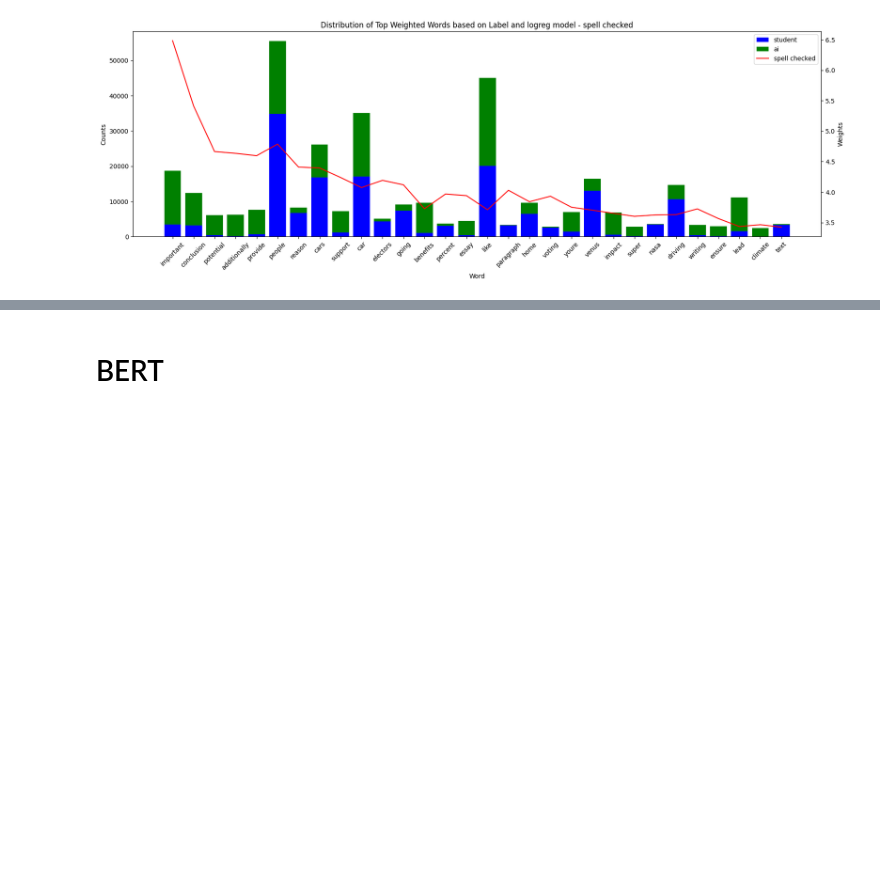
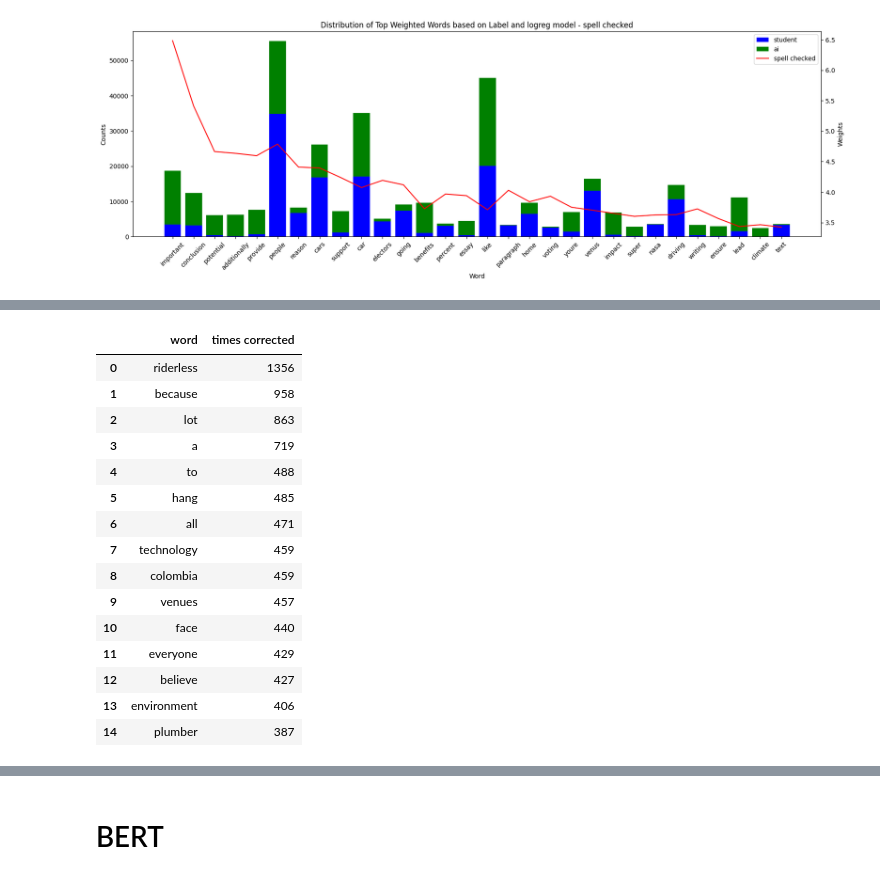
Before and after one commit to dgambone3/M.S.-Capstone, a Jupyter notebook: M_S_capstone.ipynb, the cells around one changed output, grey strips where cells are left out. Drawn from its saved outputs; the diff is of its cells as text; code cells hidden in the pictures; blank space fills up the shorter version.

```diff
--- a/M_S_capstone.ipynb
+++ b/M_S_capstone.ipynb
@@ -1037,7 +939,23 @@ Set unique ai words spell checked:  7849
 # %%
 temp_typo_df=typo_df[['corrected word', 'times corrected']]
 temp_typo_df.rename(columns={'corrected word':'word'},inplace=True)
-temp_typo_df
+# %% [output]
+|  | word | times corrected |
+| 0 | riderless | 1356 |
+| 1 | because | 958 |
+| 2 | lot | 863 |
+| 3 | a | 719 |
+| 4 | to | 488 |
+| 5 | hang | 485 |
+| 6 | all | 471 |
+| 7 | technology | 459 |
+| 8 | colombia | 459 |
+| 9 | venues | 457 |
+| 10 | face | 440 |
+| 11 | everyone | 429 |
+| 12 | believe | 427 |
+| 13 | environment | 406 |
+| 14 | plumber | 387 |
 # %%
 temp_typo_df.head(15)
 # %% [output]
```
Also changed, not shown: parts of 27 cells of this notebook.
